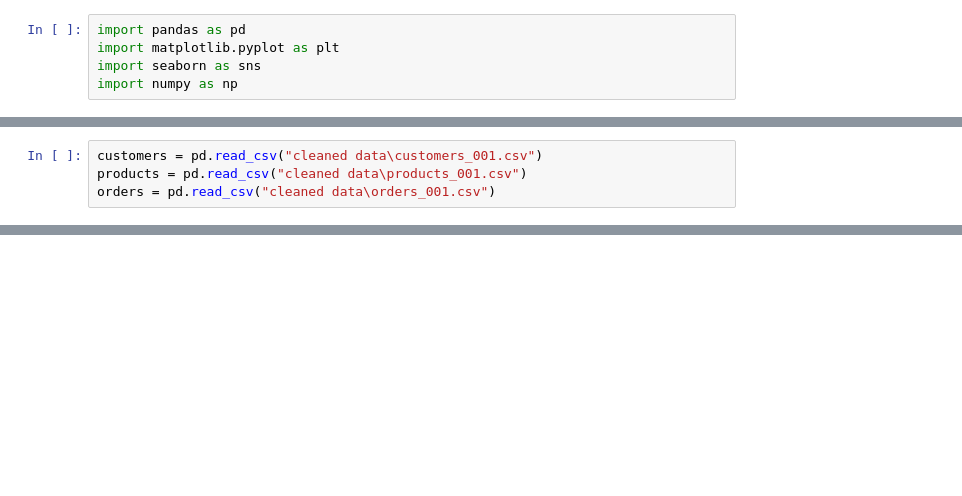
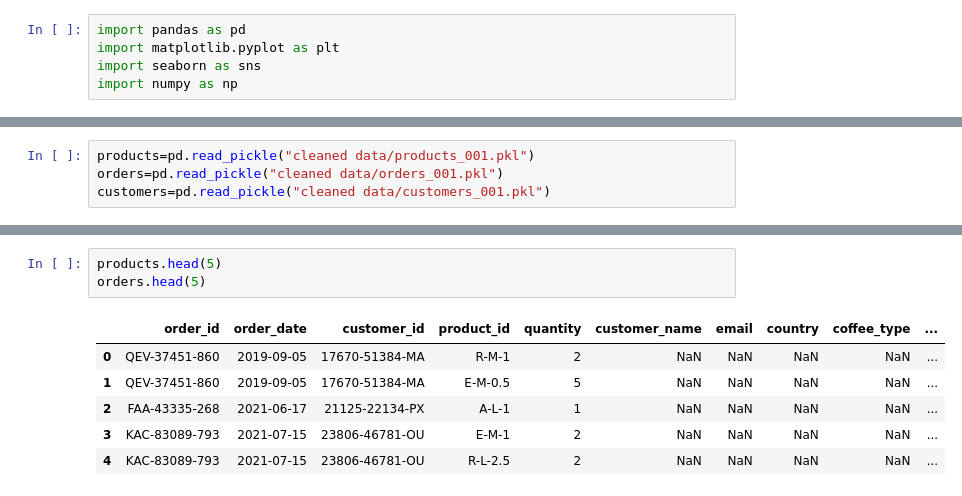
Before and after one commit to moayadelsheikh/coffeebeans, a Jupyter notebook: main.ipynb, the cells around one changed output, grey strips where cells are left out. Saved outputs shown, nothing was run; the diff lists cells and outputs as text; blank space fills up the shorter version.

```diff
--- a/main.ipynb
+++ b/main.ipynb
@@ -6,7 +13,7 @@ import numpy as np
 # %%
-customers = pd.read_csv("cleaned data\customers_001.csv")
-products = pd.read_csv("cleaned data\products_001.csv")
-orders = pd.read_csv("cleaned data\orders_001.csv")
+products=pd.read_pickle("cleaned data/products_001.pkl")
+orders=pd.read_pickle("cleaned data/orders_001.pkl")
+customers=pd.read_pickle("cleaned data/customers_001.pkl")
 # %%
 customers.head(5)
 # %% [output]
@@ -18,0 +45,10 @@ customers.head(5)
+# %%
+products.head(5)
+orders.head(5)
+# %% [output]
+|  | order_id | order_date | customer_id | product_id | quantity | customer_name | email | country | coffee_type | ... |
+| 0 | QEV-37451-860 | 2019-09-05 | 17670-51384-MA | R-M-1 | 2 | NaN | NaN | NaN | NaN | ... |
+| 1 | QEV-37451-860 | 2019-09-05 | 17670-51384-MA | E-M-0.5 | 5 | NaN | NaN | NaN | NaN | ... |
+| 2 | FAA-43335-268 | 2021-06-17 | 21125-22134-PX | A-L-1 | 1 | NaN | NaN | NaN | NaN | ... |
+| 3 | KAC-83089-793 | 2021-07-15 | 23806-46781-OU | E-M-1 | 2 | NaN | NaN | NaN | NaN | ... |
+| 4 | KAC-83089-793 | 2021-07-15 | 23806-46781-OU | R-L-2.5 | 2 | NaN | NaN | NaN | NaN | ... |
```
Also changed, not shown: parts of 16 cells of this notebook.
